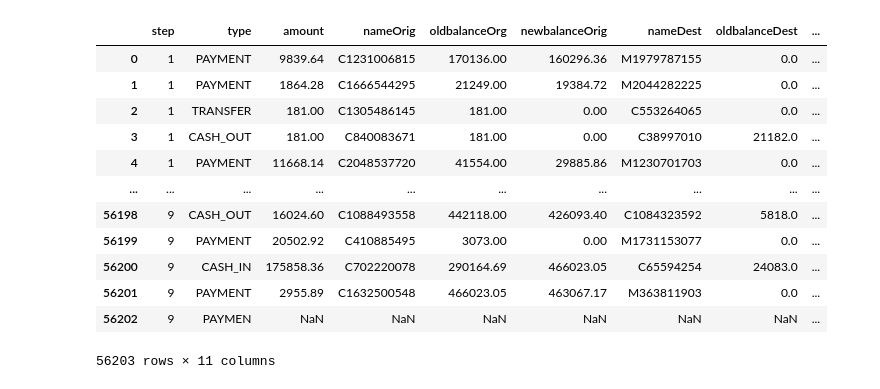
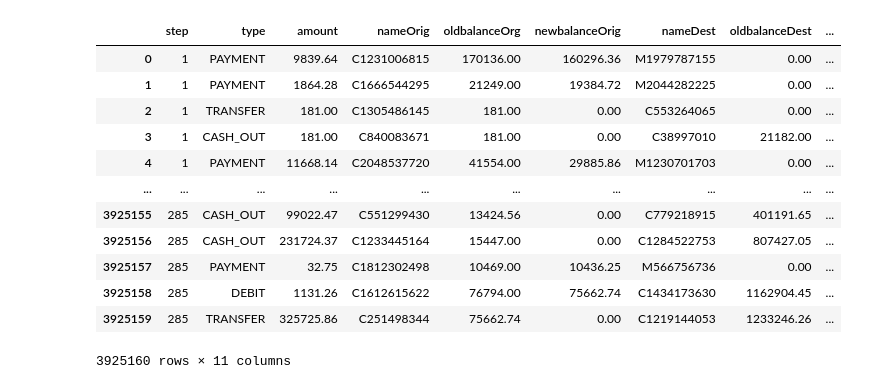
Before and after one commit to TolleDennis/CreditCardFraud, a Jupyter notebook: creditCardFraud.ipynb, the cells around one changed output. Saved outputs shown, nothing was run; the diff lists cells and outputs as text; code cells hidden in the pictures.

```diff
--- a/creditCardFraud.ipynb
+++ b/creditCardFraud.ipynb
@@ -8,20 +8,20 @@ from sklearn.linear_model import LogisticRegression
 from sklearn.model_selection import train_test_split
 # %%
 #loading of the data to panda data frame
-credit_card_fraud=pd.read_csv("SyntheticFraudData.csv")
+credit_card_fraud=pd.read_csv("credictFraud.csv")
 credit_card_fraud
 # %% [output]
 |  | step | type | amount | nameOrig | oldbalanceOrg | newbalanceOrig | nameDest | oldbalanceDest | ... |
-| 0 | 1 | PAYMENT | 9839.64 | C1231006815 | 170136.00 | 160296.36 | M1979787155 | 0.0 | ... |
-| 1 | 1 | PAYMENT | 1864.28 | C1666544295 | 21249.00 | 19384.72 | M2044282225 | 0.0 | ... |
-| 2 | 1 | TRANSFER | 181.00 | C1305486145 | 181.00 | 0.00 | C553264065 | 0.0 | ... |
-| 3 | 1 | CASH_OUT | 181.00 | C840083671 | 181.00 | 0.00 | C38997010 | 21182.0 | ... |
-| 4 | 1 | PAYMENT | 11668.14 | C2048537720 | 41554.00 | 29885.86 | M1230701703 | 0.0 | ... |
+| 0 | 1 | PAYMENT | 9839.64 | C1231006815 | 170136.00 | 160296.36 | M1979787155 | 0.00 | ... |
+| 1 | 1 | PAYMENT | 1864.28 | C1666544295 | 21249.00 | 19384.72 | M2044282225 | 0.00 | ... |
+| 2 | 1 | TRANSFER | 181.00 | C1305486145 | 181.00 | 0.00 | C553264065 | 0.00 | ... |
+| 3 | 1 | CASH_OUT | 181.00 | C840083671 | 181.00 | 0.00 | C38997010 | 21182.00 | ... |
+| 4 | 1 | PAYMENT | 11668.14 | C2048537720 | 41554.00 | 29885.86 | M1230701703 | 0.00 | ... |
 | ... | ... | ... | ... | ... | ... | ... | ... | ... | ... |
-| 56198 | 9 | CASH_OUT | 16024.60 | C1088493558 | 442118.00 | 426093.40 | C1084323592 | 5818.0 | ... |
-| 56199 | 9 | PAYMENT | 20502.92 | C410885495 | 3073.00 | 0.00 | M1731153077 | 0.0 | ... |
-| 56200 | 9 | CASH_IN | 175858.36 | C702220078 | 290164.69 | 466023.05 | C65594254 | 24083.0 | ... |
-| 56201 | 9 | PAYMENT | 2955.89 | C1632500548 | 466023.05 | 463067.17 | M363811903 | 0.0 | ... |
-| 56202 | 9 | PAYMEN | NaN | NaN | NaN | NaN | NaN | NaN | ... |
+| 3925155 | 285 | CASH_OUT | 99022.47 | C551299430 | 13424.56 | 0.00 | C779218915 | 401191.65 | ... |
+| 3925156 | 285 | CASH_OUT | 231724.37 | C1233445164 | 15447.00 | 0.00 | C1284522753 | 807427.05 | ... |
+| 3925157 | 285 | PAYMENT | 32.75 | C1812302498 | 10469.00 | 10436.25 | M566756736 | 0.00 | ... |
+| 3925158 | 285 | DEBIT | 1131.26 | C1612615622 | 76794.00 | 75662.74 | C1434173630 | 1162904.45 | ... |
+| 3925159 | 285 | TRANSFER | 325725.86 | C251498344 | 75662.74 | 0.00 | C1219144053 | 1233246.26 | ... |
-56203 rows × 11 columns
+3925160 rows × 11 columns
 # %%
```
Also changed, not shown: parts of 37 cells of this notebook.
